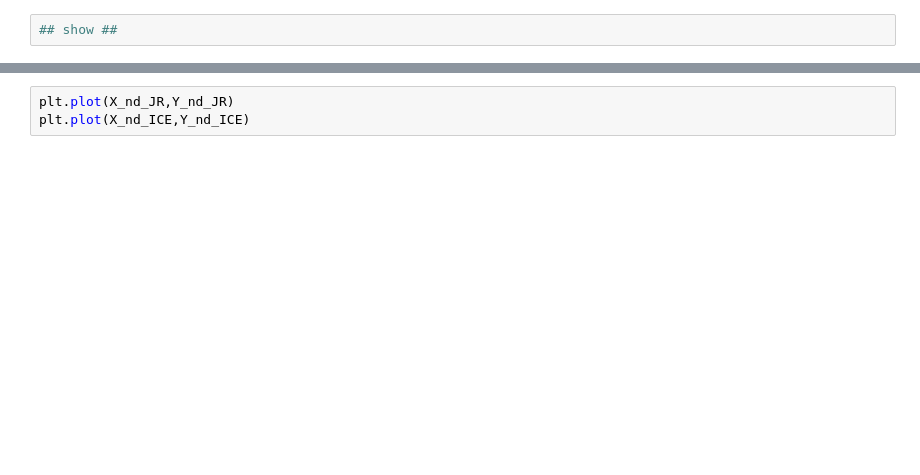
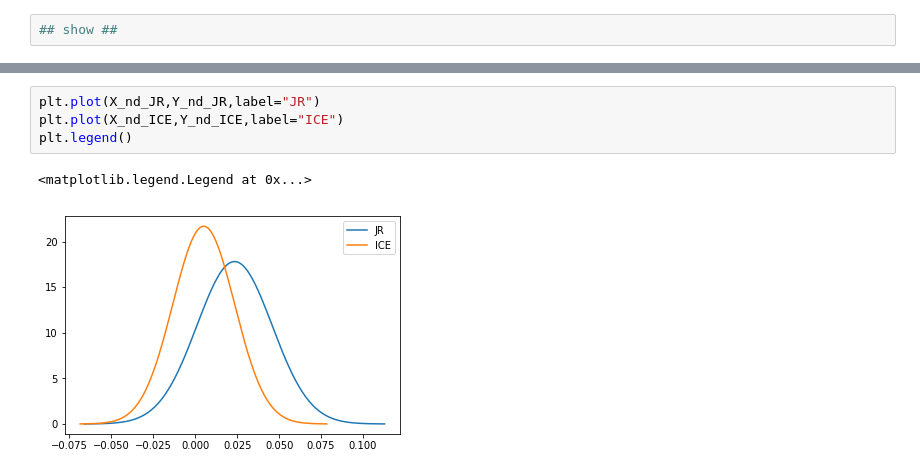
Before and after one commit to soyaoki/Analysis-of-Acceleration, a Jupyter notebook: JR_vs_ICE.ipynb, the cells around one changed output, grey strips where cells are left out. Saved outputs shown, nothing was run; the diff lists cells and outputs as text; blank space fills up the shorter version.

```diff
--- a/JR_vs_ICE.ipynb
+++ b/JR_vs_ICE.ipynb
@@ -164,5 +183,9 @@ plt.show()
 # %%
-plt.plot(X_nd_JR,Y_nd_JR)
-plt.plot(X_nd_ICE,Y_nd_ICE)
+plt.plot(X_nd_JR,Y_nd_JR,label="JR")
+plt.plot(X_nd_ICE,Y_nd_ICE,label="ICE")
+plt.legend()
+# %% [output]
+<matplotlib.legend.Legend at 0x...>
+[figure, added]
 # %%
 KLD(X_JR,X_ICE)
```
Also changed, not shown: parts of 31 cells of this notebook.
